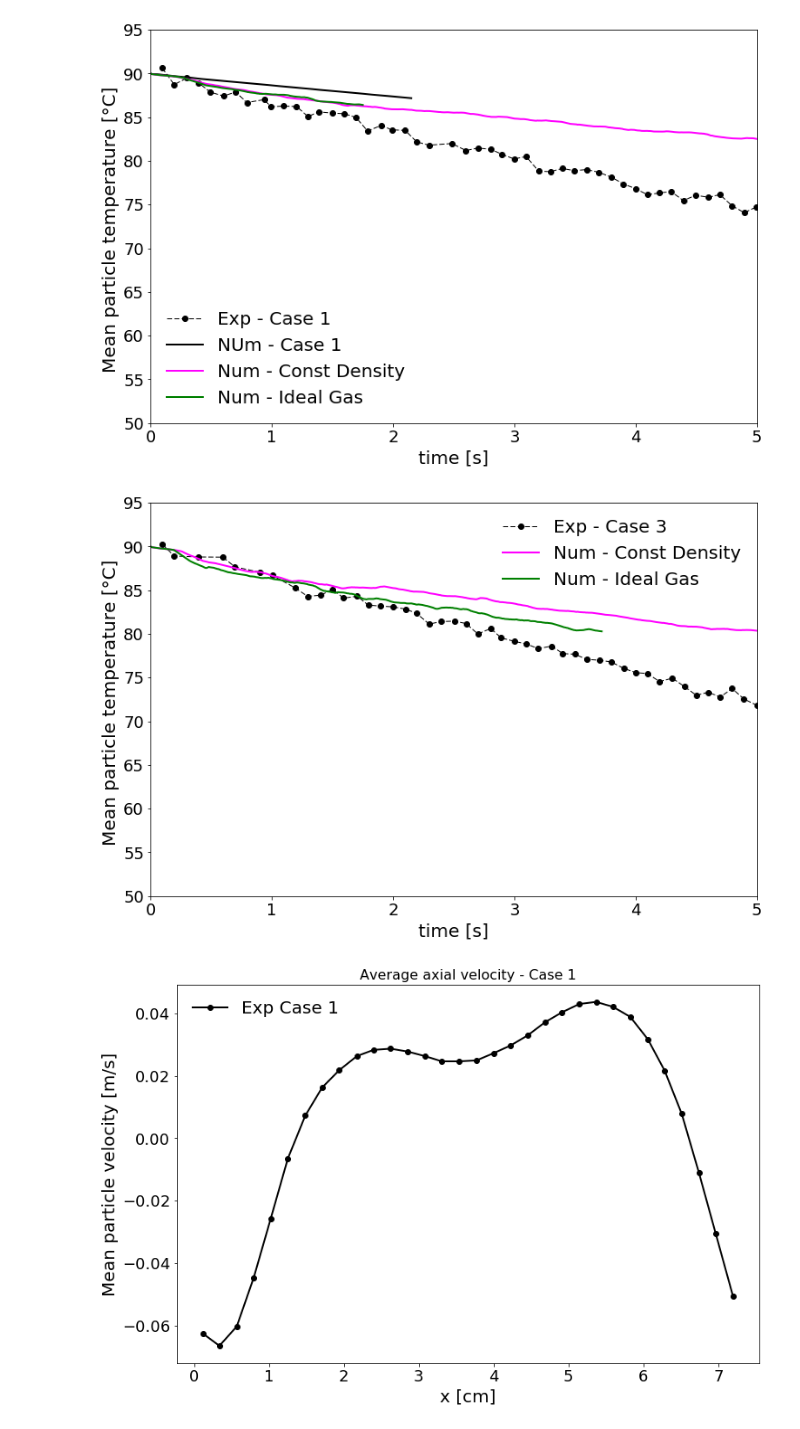
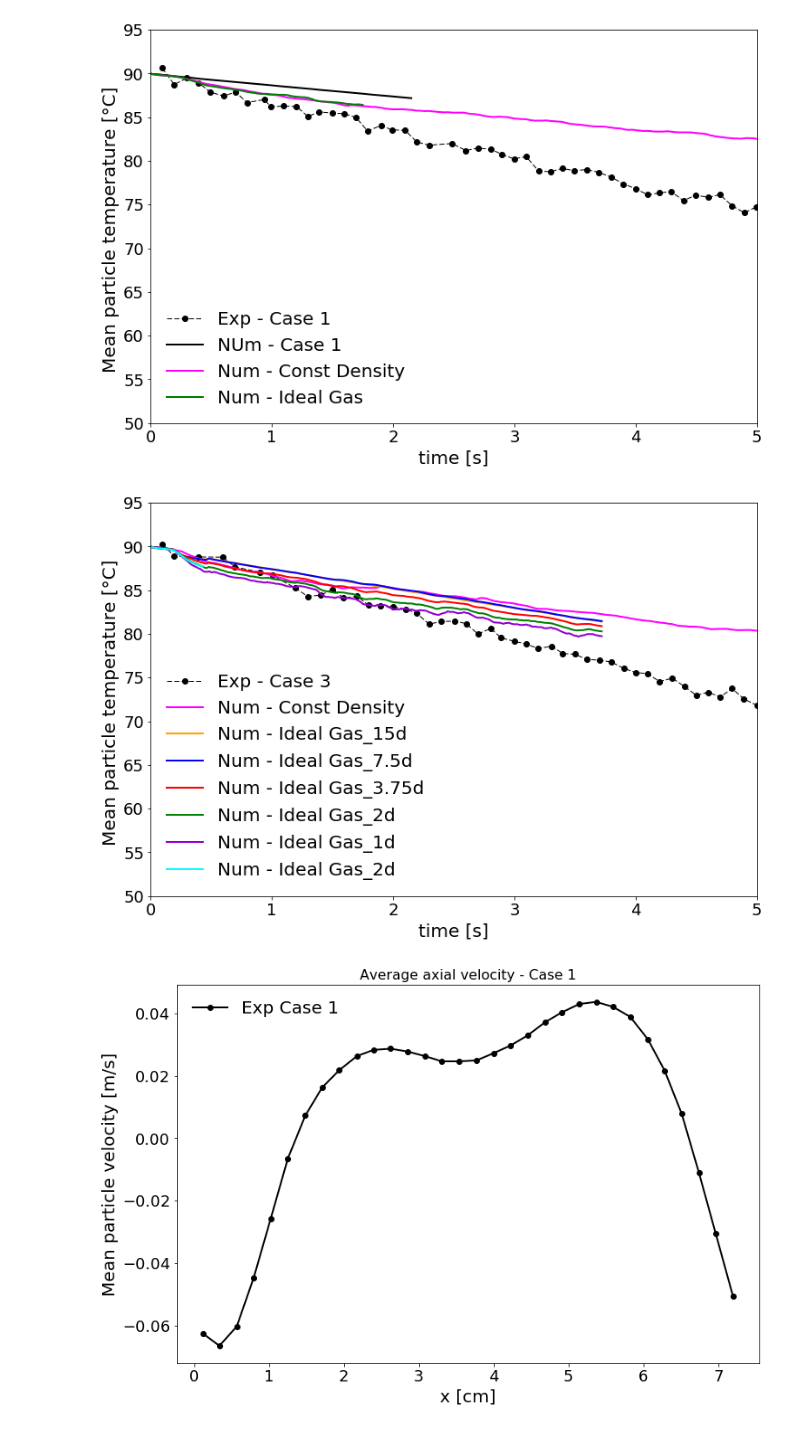
Before and after one commit to lucillalmeida/doutorado-validacoes, a Jupyter notebook: fluidized-bed-patil/Patil-pseudo-2-d-fluidized-bed.ipynb, the cells around one changed output. Saved outputs shown, nothing was run; the diff lists cells and outputs as text; code cells hidden in the pictures.

```diff
--- a/fluidized-bed-patil/Patil-pseudo-2-d-fluidized-bed.ipynb
+++ b/fluidized-bed-patil/Patil-pseudo-2-d-fluidized-bed.ipynb
@@ -256,6 +286,26 @@ case_data.close()
 case_data = open("meanParticleTemperatureRocky_case3_eulerian_Tav.csv", 'r')
 time_rocky_case3_eul_Tav, temp_rocky_case3_eul_Tav = numpy.loadtxt(case_data, delimiter = ',', skiprows = 1, unpack = True)
 case_data.close()
+
+case_data = open("meanParticleTemperatureRocky_case3_eulerian_Tav_quarto.csv", 'r')
+time_rocky_case3_eul_Tav_quarto, temp_rocky_case3_eul_Tav_quarto = numpy.loadtxt(case_data, delimiter = ',', skiprows = 1, unpack = True)
+case_data.close()
+
+case_data = open("meanParticleTemperatureRocky_case3_eulerian_Tav_meio.csv", 'r')
+time_rocky_case3_eul_Tav_meio, temp_rocky_case3_eul_Tav_meio = numpy.loadtxt(case_data, delimiter = ',', skiprows = 1, unpack = True)
+case_data.close()
+
+case_data = open("meanParticleTemperatureRocky_case3_eulerian_Tav_d.csv", 'r')
+time_rocky_case3_eul_Tav_d, temp_rocky_case3_eul_Tav_d = numpy.loadtxt(case_data, delimiter = ',', skiprows = 1, unpack = True)
+case_data.close()
+
+case_data = open("meanParticleTemperatureRocky_case3_eulerian_Tav_1d.csv", 'r')
+time_rocky_case3_eul_Tav_1d, temp_rocky_case3_eul_Tav_1d = numpy.loadtxt(case_data, delimiter = ',', skiprows = 1, unpack = True)
+case_data.close()
+
+case_data = open("meanParticleTemperatureRocky_case3_eulerian_Tav_varProperties.csv", 'r')
+time_rocky_case3_eul_Tav_varP, temp_rocky_case3_eul_Tav_varP = numpy.loadtxt(case_data, delimiter = ',', skiprows = 1, unpack = True)
+case_data.close()
 # %%
 plt.plot(time_case1,  temp_case1, linestyle = "--", color = "black", marker = 'o', linewidth = 1,label = "Exp - Case 1")
 plt.plot(time_case3,  temp_case3, linestyle = "--", color = "red", marker = 'D', linewidth = 1,label = "Exp - Case 3")
@@ -309,20 +360,26 @@ plt.show()
 # %%
 plt.plot(time_case3,  temp_case3, linestyle = "--", color = "black", marker = 'o', linewidth = 1,label = "Exp - Case 3")
 #plt.plot(time_rocky_case3,  temp_rocky_case3-273.15, linestyle = "-", color = "black", marker = 'None', linewidth = 2,label = "Num - Case 3")
 plt.plot(time_rocky_case3_eul_Tav_rho_const,  temp_rocky_case3_eul_Tav_rho_const-273.15, linestyle = "-", color = "magenta", marker = 'None', linewidth = 2,label = "Num - Const Density")
-plt.plot(time_rocky_case3_eul_Tav,  temp_rocky_case3_eul_Tav-273.15, linestyle = "-", color = "green", marker = 'None', linewidth = 2,label = "Num - Ideal Gas")
-#plt.title("Vertical velocity ", fontsize = 16)
+
+plt.plot(time_rocky_case3_eul_Tav_d,  temp_rocky_case3_eul_Tav_d-273.15, linestyle = "-", color = "orange", marker = 'None', linewidth = 2,label = "Num - Ideal Gas_15d")
+
+plt.plot(time_rocky_case3_eul_Tav_meio,  temp_rocky_case3_eul_Tav_meio-273.15, linestyle = "-", color = "blue", marker = 'None', linewidth = 2,label = "Num - Ideal Gas_7.5d")
+plt.plot(time_rocky_case3_eul_Tav_quarto,  temp_rocky_case3_eul_Tav_quarto-273.15, linestyle = "-", color = "red", marker = 'None', linewidth = 2,label = "Num - Ideal Gas_3.75d")
+plt.plot(time_rocky_case3_eul_Tav,  temp_rocky_case3_eul_Tav-273.15, linestyle = "-", color = "green", marker = 'None', linewidth = 2,label = "Num - Ideal Gas_2d")
+plt.plot(time_rocky_case3_eul_Tav_1d,  temp_rocky_case3_eul_Tav_1d-273.15, linestyle = "-", color = "darkviolet", marker = 'None', linewidth = 2,label = "Num - Ideal Gas_1d")
+plt.plot(time_rocky_case3_eul_Tav_varP,  temp_rocky_case3_eul_Tav_varP-273.15, linestyle = "-", color = "cyan", marker = 'None', linewidth = 2,label = "Num - Ideal Gas_2d")
 plt.xlabel("time [s]", fontsize = 20)
 plt.ylabel("Mean particle temperature [\u00B0C] ", fontsize = 20)
 plt.xticks(fontsize = 18)
 plt.yticks(fontsize = 18)
 plt.legend(fontsize = 20, frameon = False, loc = 0)
 plt.xlim(0, 5)
 plt.ylim(50, 95)
 #plt.savefig("bed_temperature.png")
 plt.show()
 # %% [output]
-[figure, old version]
+[figure, new version]
 # %%
 plt.plot(x_case1, volFlux_case1, linestyle = "-", color = "black", marker = 'o', linewidth = 2,label = "Exp Case 1")
 plt.title("Average axial velocity - Case 1", fontsize = 16)
```
Also changed, not shown: parts of 3 cells of this notebook, 6 other files.
